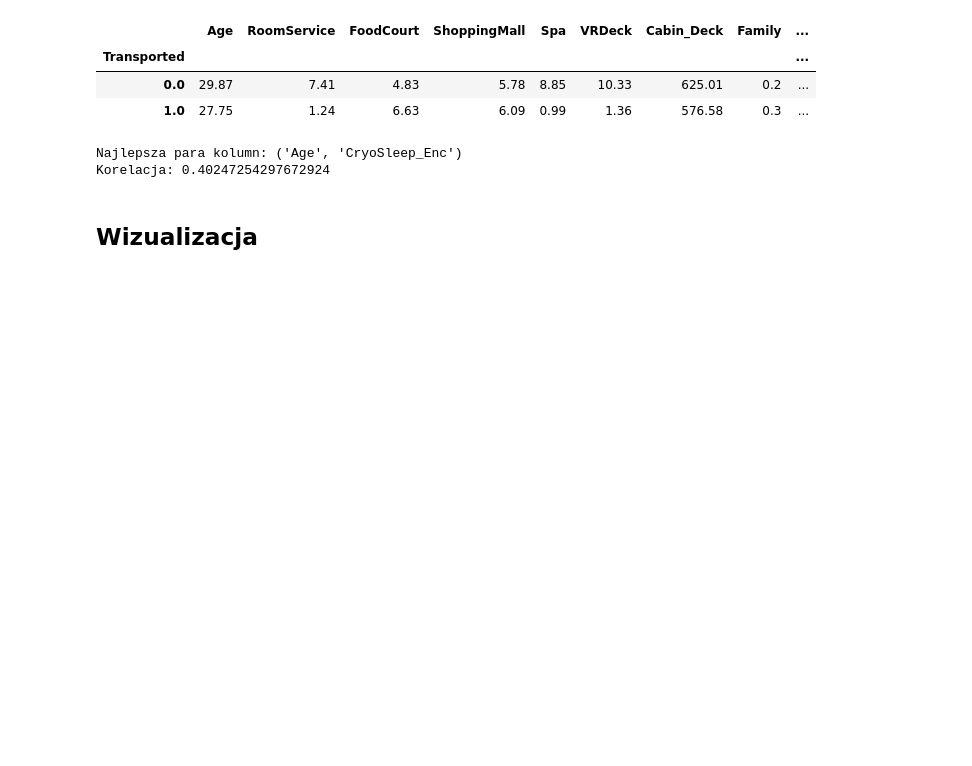
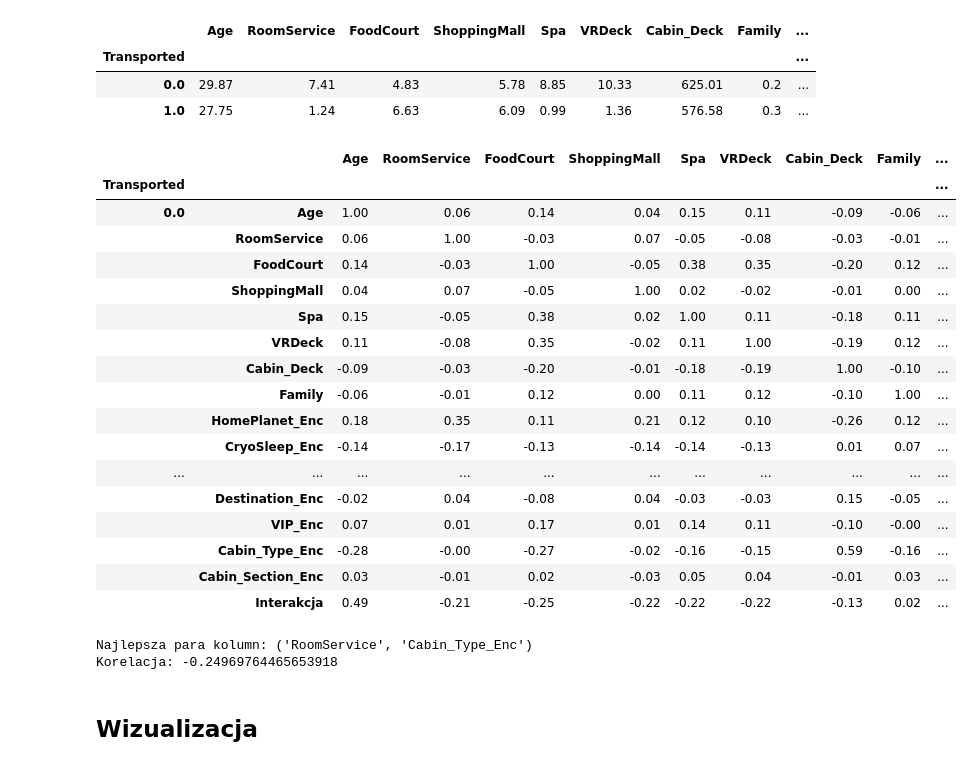
Before and after one commit to Dominik-Sidorczuk/Dominik-Projects, a Jupyter notebook: Spaceship Titanic/Spaceship Titanic.ipynb, the cells around one changed output. Cells and saved outputs as stored; diff of their text form; code cells hidden in the pictures; blank space fills up the shorter version.

```diff
--- a/Spaceship Titanic/Spaceship Titanic.ipynb
+++ b/Spaceship Titanic/Spaceship Titanic.ipynb
@@ -260,19 +260,38 @@ train.groupby('Transported').mean().round(2)
 # %%
 from sklearn.preprocessing import PolynomialFeatures
 kolumny = ['Age', 'CryoSleep_Enc']  # Ensure these names match both dataframes
 
 # Create PolynomialFeatures object
 poly = PolynomialFeatures(degree=2, interaction_only=True ) #interaction_only=True
 
 # Dodaj nową kolumnę do każdego dataframu
 for df in [train, test]:
     # Dopasuj i transformuj dane
     X = poly.fit_transform(df[kolumny])
 
     # Dodaj nazwę interakcji jako nową kolumnę
     df['Interakcja'] = X[:, -1]  # Zakłada, że ostatnia kolumna zawiera interakcję
 
-#train.groupby('Transported').corr().round(2)
+train.groupby('Transported').corr().round(2)
+# %% [output]
+|  |  | Age | RoomService | FoodCourt | ShoppingMall | Spa | VRDeck | Cabin_Deck | Family | ... |
+| Transported |  |  |  |  |  |  |  |  |  | ... |
+| 0.0 | Age | 1.00 | 0.06 | 0.14 | 0.04 | 0.15 | 0.11 | -0.09 | -0.06 | ... |
+|  | RoomService | 0.06 | 1.00 | -0.03 | 0.07 | -0.05 | -0.08 | -0.03 | -0.01 | ... |
+|  | FoodCourt | 0.14 | -0.03 | 1.00 | -0.05 | 0.38 | 0.35 | -0.20 | 0.12 | ... |
+|  | ShoppingMall | 0.04 | 0.07 | -0.05 | 1.00 | 0.02 | -0.02 | -0.01 | 0.00 | ... |
+|  | Spa | 0.15 | -0.05 | 0.38 | 0.02 | 1.00 | 0.11 | -0.18 | 0.11 | ... |
+|  | VRDeck | 0.11 | -0.08 | 0.35 | -0.02 | 0.11 | 1.00 | -0.19 | 0.12 | ... |
+|  | Cabin_Deck | -0.09 | -0.03 | -0.20 | -0.01 | -0.18 | -0.19 | 1.00 | -0.10 | ... |
+|  | Family | -0.06 | -0.01 | 0.12 | 0.00 | 0.11 | 0.12 | -0.10 | 1.00 | ... |
+|  | HomePlanet_Enc | 0.18 | 0.35 | 0.11 | 0.21 | 0.12 | 0.10 | -0.26 | 0.12 | ... |
+|  | CryoSleep_Enc | -0.14 | -0.17 | -0.13 | -0.14 | -0.14 | -0.13 | 0.01 | 0.07 | ... |
+| ... | ... | ... | ... | ... | ... | ... | ... | ... | ... | ... |
+|  | Destination_Enc | -0.02 | 0.04 | -0.08 | 0.04 | -0.03 | -0.03 | 0.15 | -0.05 | ... |
+|  | VIP_Enc | 0.07 | 0.01 | 0.17 | 0.01 | 0.14 | 0.11 | -0.10 | -0.00 | ... |
+|  | Cabin_Type_Enc | -0.28 | -0.00 | -0.27 | -0.02 | -0.16 | -0.15 | 0.59 | -0.16 | ... |
+|  | Cabin_Section_Enc | 0.03 | -0.01 | 0.02 | -0.03 | 0.05 | 0.04 | -0.01 | 0.03 | ... |
+|  | Interakcja | 0.49 | -0.21 | -0.25 | -0.22 | -0.22 | -0.22 | -0.13 | 0.02 | ... |
 # %%
 from sklearn.preprocessing import PolynomialFeatures
 from sklearn.linear_model import LinearRegression
@@ -321,14 +340,15 @@ wyniki = znajdz_najlepsza_interakcje(df.copy(), kolumny)
 wyniki = wyniki.sort_values('Korelacja', ascending=False)
 
 # Wybierz parę kolumn z najwyższą korelacją
-najlepsza_para = wyniki.iloc[0]['Najlepsza_para']
+najlepsza_para = wyniki.iloc[-1]['Najlepsza_para']
 
 # Wyświetl informacje o najlepszej parze
 print(f"Najlepsza para kolumn: {najlepsza_para}")
-print(f"Korelacja: {wyniki.iloc[0]['Korelacja']}")
+print(f"Korelacja: {wyniki.iloc[-1]['Korelacja']}")
+wyniki.to_csv('wyniki.csv', index=False)
 # %% [output]
-Najlepsza para kolumn: ('Age', 'CryoSleep_Enc')
-Korelacja: 0.40247254297672924
+Najlepsza para kolumn: ('RoomService', 'Cabin_Type_Enc')
+Korelacja: -0.24969764465653918
 # %% [markdown]
 ## Wizualizacja
 # %%
```
Also changed, not shown: parts of 3 cells of this notebook.
